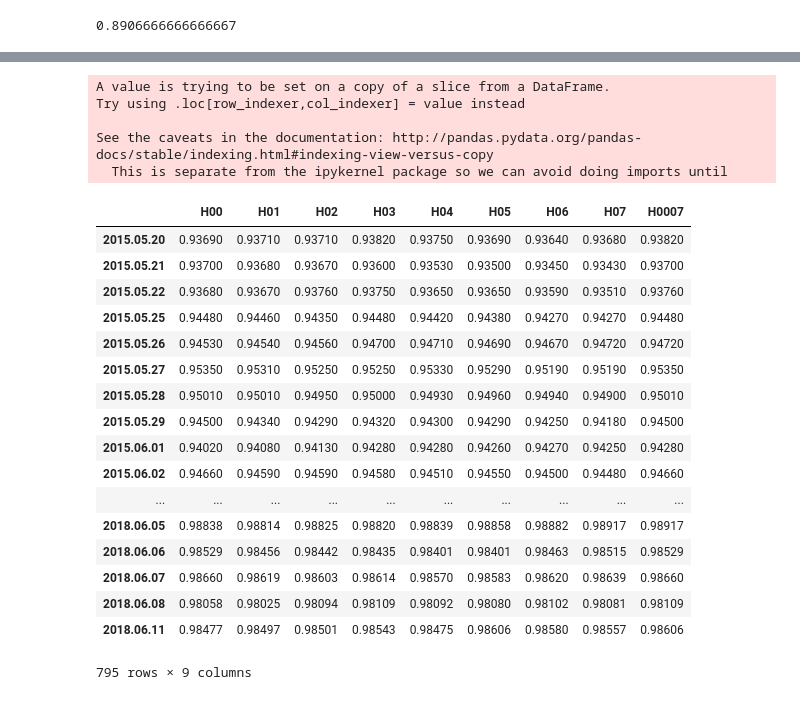
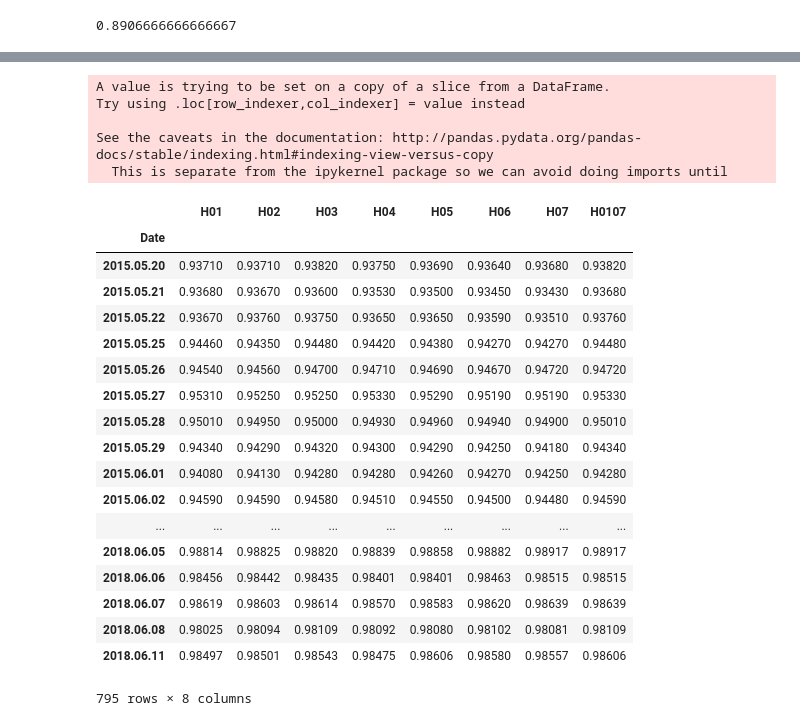
Before and after one commit to MstrMnd21/analytics-python-currency, a Jupyter notebook: Analytics-V3-Module02.ipynb, the cells around one changed output, grey strips where cells are left out. Saved outputs shown, nothing was run; the diff lists cells and outputs as text; code cells hidden in the pictures.

```diff
--- a/Analytics-V3-Module02.ipynb
+++ b/Analytics-V3-Module02.ipynb
@@ -212,7 +208,6 @@ WinRateForSell
 # %%
 # Calculating HIGH and LOW from 01:00 to 07:00
 
-T00UsdChf_pd = H1FullUsdChf_pd [(H1FullUsdChf_pd ['Time'] == '00:00')]
 T01UsdChf_pd = H1FullUsdChf_pd [(H1FullUsdChf_pd ['Time'] == '01:00')]
 T02UsdChf_pd = H1FullUsdChf_pd [(H1FullUsdChf_pd ['Time'] == '02:00')]
 T03UsdChf_pd = H1FullUsdChf_pd [(H1FullUsdChf_pd ['Time'] == '03:00')]
@@ -222,7 +217,7 @@ T06UsdChf_pd = H1FullUsdChf_pd [(H1FullUsdChf_pd ['Time'] == '06:00')]
 T07UsdChf_pd = H1FullUsdChf_pd [(H1FullUsdChf_pd ['Time'] == '07:00')]
 
 # 'Vol' needs to be there because of error.
-T00UsdChf_pd.columns = ['T00', 'O00','H00','L00','C00','Vol']
+
 T01UsdChf_pd.columns = ['T01', 'O01','H01','L01','C01','Vol']
 T02UsdChf_pd.columns = ['T02', 'O02','H02','L02','C02','Vol']
 T03UsdChf_pd.columns = ['T03', 'O03','H03','L03','C03','Vol']
@@ -231,6 +226,6 @@ T05UsdChf_pd.columns = ['T05', 'O05','H05','L05','C05','Vol']
 T06UsdChf_pd.columns = ['T06', 'O06','H06','L06','C06','Vol']
 T07UsdChf_pd.columns = ['T07', 'O07','H07','L07','C07','Vol']
 
-SummaryTable_0007 = pd.concat([T00UsdChf_pd, T01UsdChf_pd, T02UsdChf_pd, T03UsdChf_pd, T04UsdChf_pd, T05UsdChf_pd, T06UsdChf_pd, T07UsdChf_pd], axis=1)
+SummaryTable_0007 = pd.concat([T01UsdChf_pd, T02UsdChf_pd, T03UsdChf_pd, T04UsdChf_pd, T05UsdChf_pd, T06UsdChf_pd, T07UsdChf_pd], axis=1)
 SummaryTable_0007
 # %% [output]
@@ -260,30 +251,31 @@ To retain the current behavior and silence the warning, pass sort=False
 # %%
 # Selecting Columns for max value between H00 TO H07
-tableH00to07 = SummaryTable_0007[['H00','H01','H02','H03','H04', 'H05', 'H06', 'H07']]
-tableH00to07['H0007'] = tableH00to07.max(axis=1)
-tableH00to07
+tableH01to07 = SummaryTable_0007[['H01','H02','H03','H04', 'H05', 'H06', 'H07']]
+tableH01to07['H0107'] = tableH01to07.max(axis=1)
+tableH01to07
 # %% [output]
 A value is trying to be set on a copy of a slice from a DataFrame.
 Try using .loc[row_indexer,col_indexer] = value instead
 
 See the caveats in the documentation: http://pandas.pydata.org/pandas-docs/stable/indexing.html#indexing-view-versus-copy
   This is separate from the ipykernel package so we can avoid doing imports until
-|  | H00 | H01 | H02 | H03 | H04 | H05 | H06 | H07 | H0007 |
-| 2015.05.20 | 0.93690 | 0.93710 | 0.93710 | 0.93820 | 0.93750 | 0.93690 | 0.93640 | 0.93680 | 0.93820 |
-| 2015.05.21 | 0.93700 | 0.93680 | 0.93670 | 0.93600 | 0.93530 | 0.93500 | 0.93450 | 0.93430 | 0.93700 |
-| 2015.05.22 | 0.93680 | 0.93670 | 0.93760 | 0.93750 | 0.93650 | 0.93650 | 0.93590 | 0.93510 | 0.93760 |
-| 2015.05.25 | 0.94480 | 0.94460 | 0.94350 | 0.94480 | 0.94420 | 0.94380 | 0.94270 | 0.94270 | 0.94480 |
-| 2015.05.26 | 0.94530 | 0.94540 | 0.94560 | 0.94700 | 0.94710 | 0.94690 | 0.94670 | 0.94720 | 0.94720 |
-| 2015.05.27 | 0.95350 | 0.95310 | 0.95250 | 0.95250 | 0.95330 | 0.95290 | 0.95190 | 0.95190 | 0.95350 |
-| 2015.05.28 | 0.95010 | 0.95010 | 0.94950 | 0.95000 | 0.94930 | 0.94960 | 0.94940 | 0.94900 | 0.95010 |
-| 2015.05.29 | 0.94500 | 0.94340 | 0.94290 | 0.94320 | 0.94300 | 0.94290 | 0.94250 | 0.94180 | 0.94500 |
-| 2015.06.01 | 0.94020 | 0.94080 | 0.94130 | 0.94280 | 0.94280 | 0.94260 | 0.94270 | 0.94250 | 0.94280 |
-| 2015.06.02 | 0.94660 | 0.94590 | 0.94590 | 0.94580 | 0.94510 | 0.94550 | 0.94500 | 0.94480 | 0.94660 |
-| ... | ... | ... | ... | ... | ... | ... | ... | ... | ... |
-| 2018.06.05 | 0.98838 | 0.98814 | 0.98825 | 0.98820 | 0.98839 | 0.98858 | 0.98882 | 0.98917 | 0.98917 |
-| 2018.06.06 | 0.98529 | 0.98456 | 0.98442 | 0.98435 | 0.98401 | 0.98401 | 0.98463 | 0.98515 | 0.98529 |
-| 2018.06.07 | 0.98660 | 0.98619 | 0.98603 | 0.98614 | 0.98570 | 0.98583 | 0.98620 | 0.98639 | 0.98660 |
-| 2018.06.08 | 0.98058 | 0.98025 | 0.98094 | 0.98109 | 0.98092 | 0.98080 | 0.98102 | 0.98081 | 0.98109 |
-| 2018.06.11 | 0.98477 | 0.98497 | 0.98501 | 0.98543 | 0.98475 | 0.98606 | 0.98580 | 0.98557 | 0.98606 |
+|  | H01 | H02 | H03 | H04 | H05 | H06 | H07 | H0107 |
+| Date |  |  |  |  |  |  |  |  |
+| 2015.05.20 | 0.93710 | 0.93710 | 0.93820 | 0.93750 | 0.93690 | 0.93640 | 0.93680 | 0.93820 |
+| 2015.05.21 | 0.93680 | 0.93670 | 0.93600 | 0.93530 | 0.93500 | 0.93450 | 0.93430 | 0.93680 |
+| 2015.05.22 | 0.93670 | 0.93760 | 0.93750 | 0.93650 | 0.93650 | 0.93590 | 0.93510 | 0.93760 |
+| 2015.05.25 | 0.94460 | 0.94350 | 0.94480 | 0.94420 | 0.94380 | 0.94270 | 0.94270 | 0.94480 |
+| 2015.05.26 | 0.94540 | 0.94560 | 0.94700 | 0.94710 | 0.94690 | 0.94670 | 0.94720 | 0.94720 |
+| 2015.05.27 | 0.95310 | 0.95250 | 0.95250 | 0.95330 | 0.95290 | 0.95190 | 0.95190 | 0.95330 |
+| 2015.05.28 | 0.95010 | 0.94950 | 0.95000 | 0.94930 | 0.94960 | 0.94940 | 0.94900 | 0.95010 |
+| 2015.05.29 | 0.94340 | 0.94290 | 0.94320 | 0.94300 | 0.94290 | 0.94250 | 0.94180 | 0.94340 |
+| 2015.06.01 | 0.94080 | 0.94130 | 0.94280 | 0.94280 | 0.94260 | 0.94270 | 0.94250 | 0.94280 |
+| 2015.06.02 | 0.94590 | 0.94590 | 0.94580 | 0.94510 | 0.94550 | 0.94500 | 0.94480 | 0.94590 |
+| ... | ... | ... | ... | ... | ... | ... | ... | ... |
+| 2018.06.05 | 0.98814 | 0.98825 | 0.98820 | 0.98839 | 0.98858 | 0.98882 | 0.98917 | 0.98917 |
+| 2018.06.06 | 0.98456 | 0.98442 | 0.98435 | 0.98401 | 0.98401 | 0.98463 | 0.98515 | 0.98515 |
+| 2018.06.07 | 0.98619 | 0.98603 | 0.98614 | 0.98570 | 0.98583 | 0.98620 | 0.98639 | 0.98639 |
+| 2018.06.08 | 0.98025 | 0.98094 | 0.98109 | 0.98092 | 0.98080 | 0.98102 | 0.98081 | 0.98109 |
+| 2018.06.11 | 0.98497 | 0.98501 | 0.98543 | 0.98475 | 0.98606 | 0.98580 | 0.98557 | 0.98606 |
-795 rows × 9 columns
+795 rows × 8 columns
 # %%
```
Also changed, not shown: parts of 6 cells of this notebook, 8 other files.
